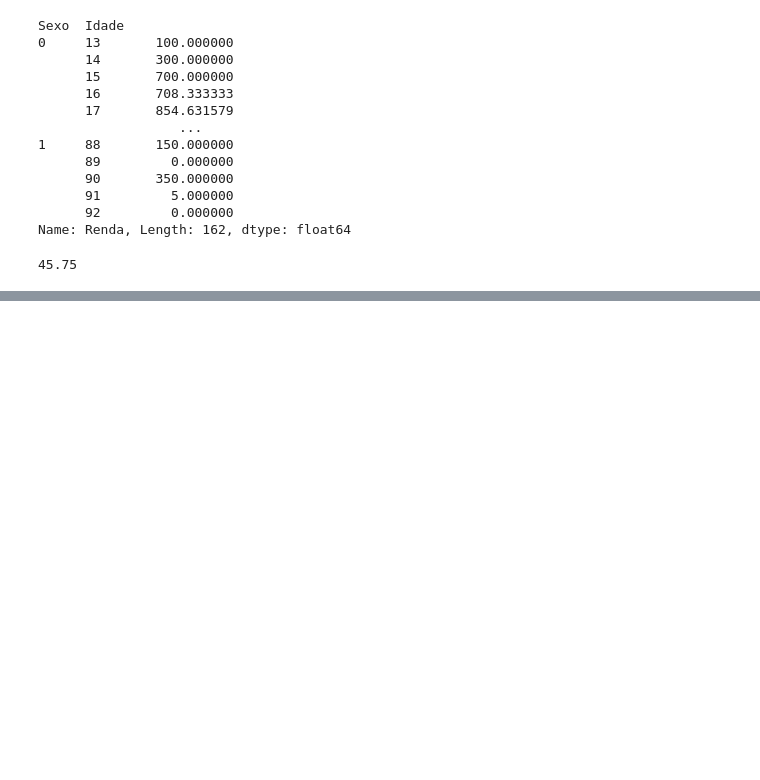
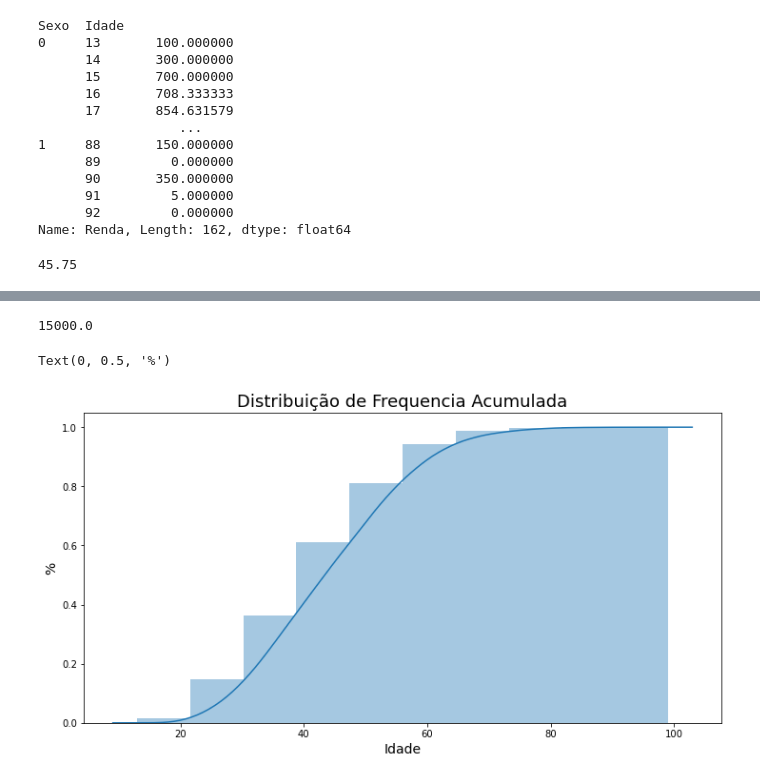
Before and after one commit to acnaweb/python-statistic, a Jupyter notebook: labs/statistic.ipynb, the cells around one changed output, grey strips where cells are left out. Saved outputs shown, nothing was run; the diff lists cells and outputs as text; code cells hidden in the pictures; blank space fills up the shorter version.

```diff
--- a/labs/statistic.ipynb
+++ b/labs/statistic.ipynb
@@ -262,0 +319,16 @@ dataset.groupby("Sexo")["Idade"].mean().loc["H"]
+# %%
+df["Renda"].quantile(0.99) # P99
+# %% [output]
+15000.0
+# %%
+ax = sns.distplot(df["Idade"],
+                hist_kws = {"cumulative": True},
+                kde_kws = {"cumulative": True},
+                bins = 10)
+ax.figure.set_size_inches(12,6)
+ax.set_title("Distribuição de Frequencia Acumulada", fontsize=18)
+ax.set_xlabel("Idade", fontsize = 14)
+ax.set_ylabel("%", fontsize = 14)
+# %% [output]
+Text(0, 0.5, '%')
+[figure, added]
```
Also changed, not shown: parts of 24 cells of this notebook.
